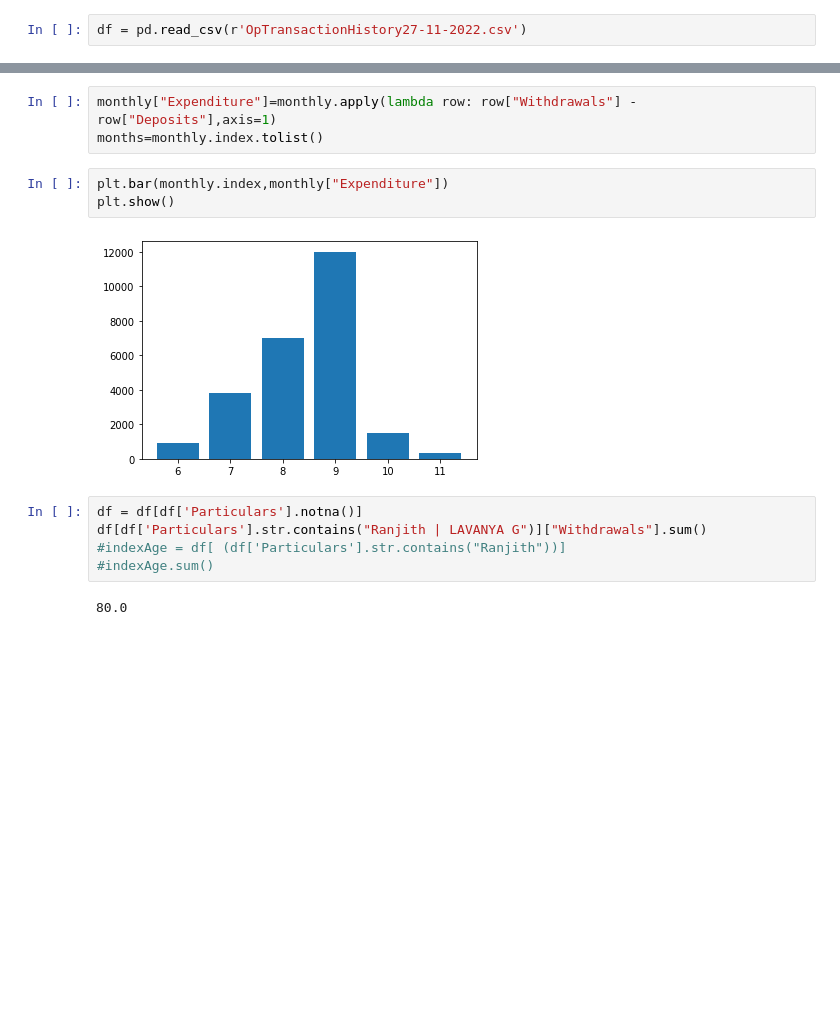
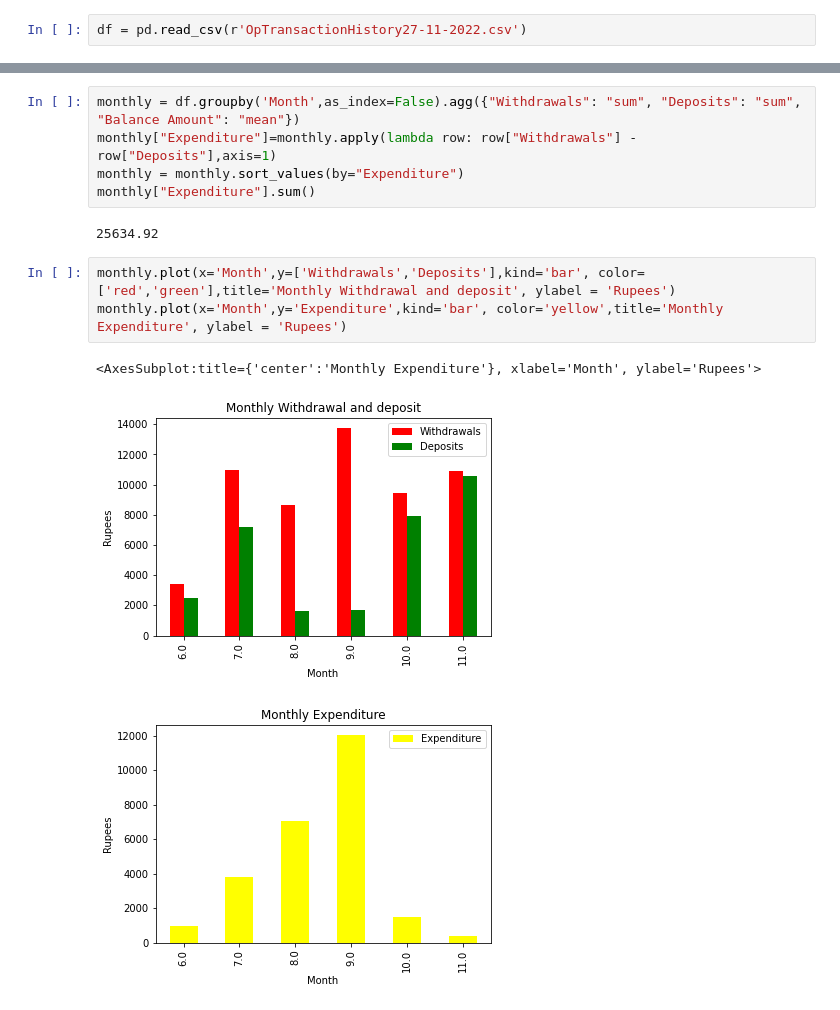
Before and after one commit to ok-noronha/Bank-Statement-Analyser, a Jupyter notebook: analyse.ipynb, the cells around one changed output, grey strips where cells are left out. Saved outputs shown, nothing was run; the diff lists cells and outputs as text; blank space fills up the shorter version.

```diff
--- a/analyse.ipynb
+++ b/analyse.ipynb
@@ -42,15 +48,14 @@ month_deposit.plot(x='month',y='deposit',kind='bar',label='deposit',color='green
 # %%
+monthly = df.groupby('Month',as_index=False).agg({"Withdrawals": "sum", "Deposits": "sum", "Balance Amount": "mean"})
 monthly["Expenditure"]=monthly.apply(lambda row: row["Withdrawals"] - row["Deposits"],axis=1)
-months=monthly.index.tolist()
+monthly = monthly.sort_values(by="Expenditure")
+monthly["Expenditure"].sum()
+# %% [output]
+25634.92
-# %%
-plt.bar(monthly.index,monthly["Expenditure"])
-plt.show()
-# %% [output]
-[figure, removed]
-# %%
-df = df[df['Particulars'].notna()]
-df[df['Particulars'].str.contains("Ranjith | LAVANYA G")]["Withdrawals"].sum()
-#indexAge = df[ (df['Particulars'].str.contains("Ranjith"))]
-#indexAge.sum()
-# %% [output]
-80.0
+# %%
+monthly.plot(x='Month',y=['Withdrawals','Deposits'],kind='bar', color=['red','green'],title='Monthly Withdrawal and deposit', ylabel = 'Rupees')
+monthly.plot(x='Month',y='Expenditure',kind='bar', color='yellow',title='Monthly Expenditure', ylabel = 'Rupees')
+# %% [output]
+<AxesSubplot:title={'center':'Monthly Expenditure'}, xlabel='Month', ylabel='Rupees'>
+[figure, added]
+[figure, added]
```
Also changed, not shown: parts of 14 cells of this notebook.
